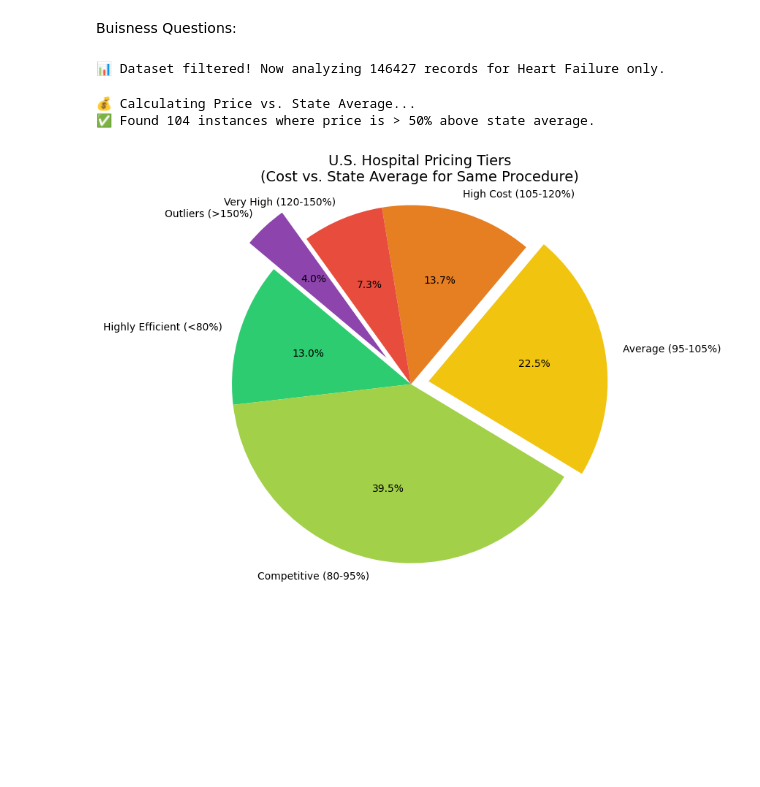
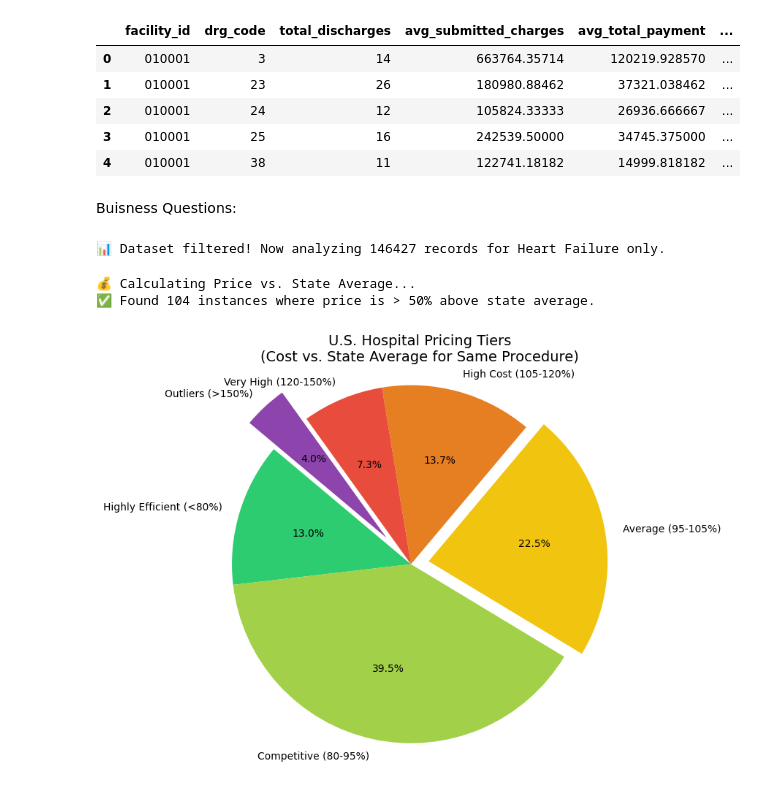
Before and after one commit to SupriyaGiri14/SQL-Miniproject, a Jupyter notebook: Notebook/data_preprocessing.ipynb, the cells around one changed output. Drawn from its saved outputs; the diff is of its cells as text; code cells hidden in the pictures; blank space fills up the shorter version.

```diff
--- a/Notebook/data_preprocessing.ipynb
+++ b/Notebook/data_preprocessing.ipynb
@@ -55,3 +202,12 @@ print("🚀 Done! All 4 files are ready in your folder.")
+# %%
+billing.head()
+# %% [output]
+|  | facility_id | drg_code | total_discharges | avg_submitted_charges | avg_total_payment | ... |
+| 0 | 010001 | 3 | 14 | 663764.35714 | 120219.928570 | ... |
+| 1 | 010001 | 23 | 26 | 180980.88462 | 37321.038462 | ... |
+| 2 | 010001 | 24 | 12 | 105824.33333 | 26936.666667 | ... |
+| 3 | 010001 | 25 | 16 | 242539.50000 | 34745.375000 | ... |
+| 4 | 010001 | 38 | 11 | 122741.18182 | 14999.818182 | ... |
 # %% [markdown]
 Buisness Questions:
 # %%
```
Also changed, not shown: parts of 16 cells of this notebook, 4 other files.
